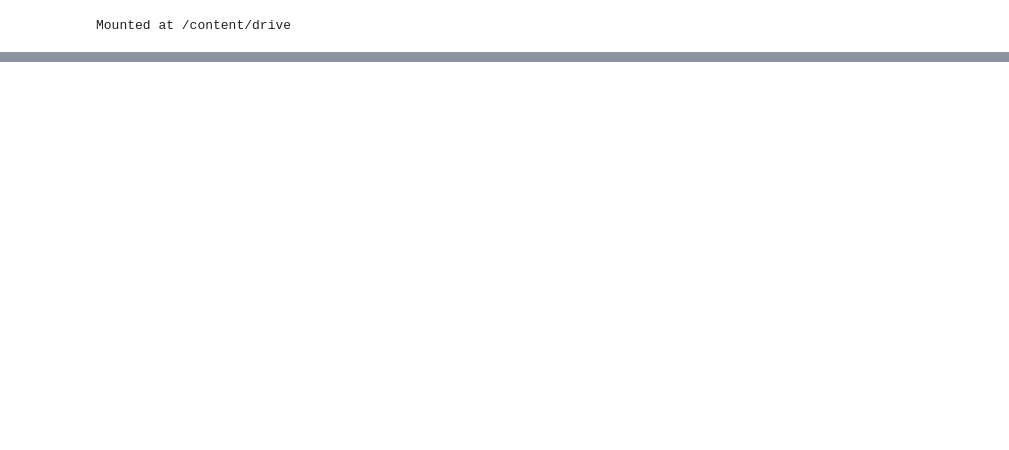
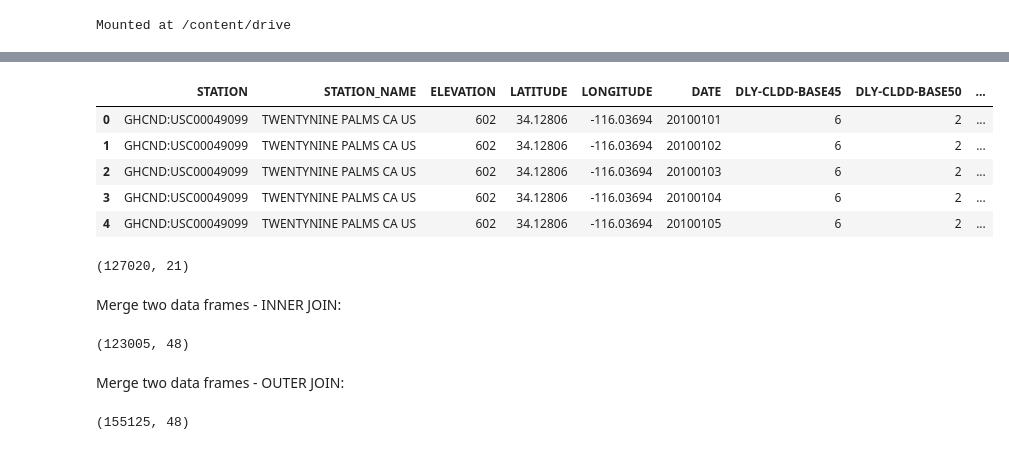
Before and after one commit to JOPloume/google-colab-notebooks, a Jupyter notebook: data_preprocessing_tests.ipynb, the cells around one changed output, grey strips where cells are left out. Cells and saved outputs as stored; diff of their text form; code cells hidden in the pictures; blank space fills up the shorter version.

```diff
--- a/data_preprocessing_tests.ipynb
+++ b/data_preprocessing_tests.ipynb
@@ -21,0 +28,28 @@ df.head()
+# %%
+df2 = pd.read_csv('/content/drive/MyDrive/colab_notebooks/climate_temp.csv', sep=",")
+df2.head()
+# %% [output]
+|  | STATION | STATION_NAME | ELEVATION | LATITUDE | LONGITUDE | DATE | DLY-CLDD-BASE45 | DLY-CLDD-BASE50 | ... |
+| 0 | GHCND:USC00049099 | TWENTYNINE PALMS CA US | 602 | 34.12806 | -116.03694 | 20100101 | 6 | 2 | ... |
+| 1 | GHCND:USC00049099 | TWENTYNINE PALMS CA US | 602 | 34.12806 | -116.03694 | 20100102 | 6 | 2 | ... |
+| 2 | GHCND:USC00049099 | TWENTYNINE PALMS CA US | 602 | 34.12806 | -116.03694 | 20100103 | 6 | 2 | ... |
+| 3 | GHCND:USC00049099 | TWENTYNINE PALMS CA US | 602 | 34.12806 | -116.03694 | 20100104 | 6 | 2 | ... |
+| 4 | GHCND:USC00049099 | TWENTYNINE PALMS CA US | 602 | 34.12806 | -116.03694 | 20100105 | 6 | 2 | ... |
+# %%
+df2.shape
+# %% [output]
+(127020, 21)
+# %% [markdown]
+Merge two data frames - INNER JOIN:
+# %%
+merged_df = pd.merge(df1, df2, on=["STATION", "DATE"])
+merged_df.shape
+# %% [output]
+(123005, 48)
+# %% [markdown]
+Merge two data frames - OUTER JOIN:
+# %%
+outer_merged_df = pd.merge(df1, df2, how="outer", on=["STATION", "DATE"])
+outer_merged_df.shape
+# %% [output]
+(155125, 48)
```
Also changed, not shown: parts of 13 cells of this notebook.
